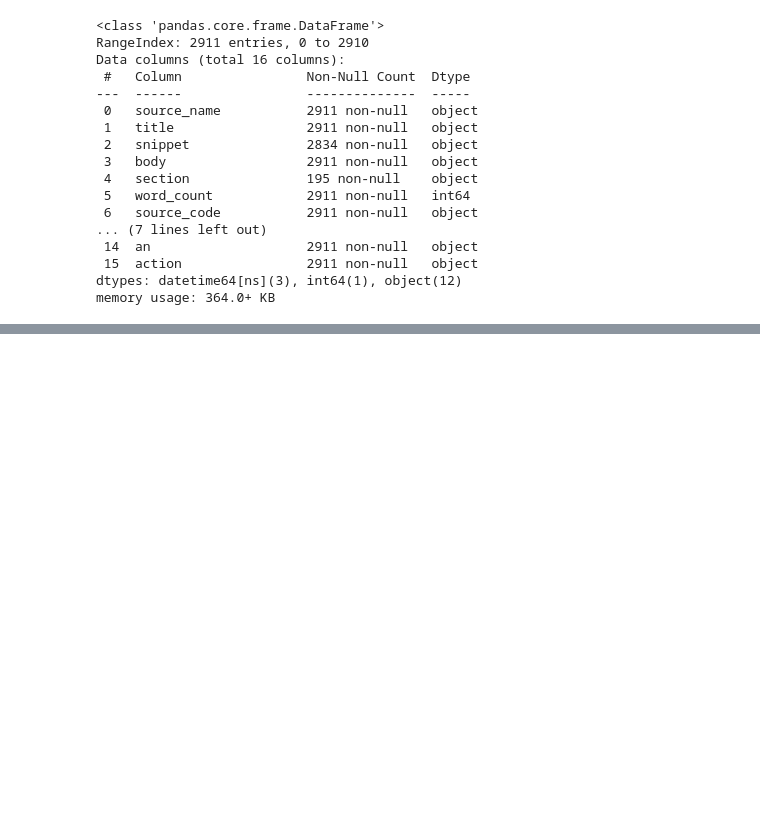
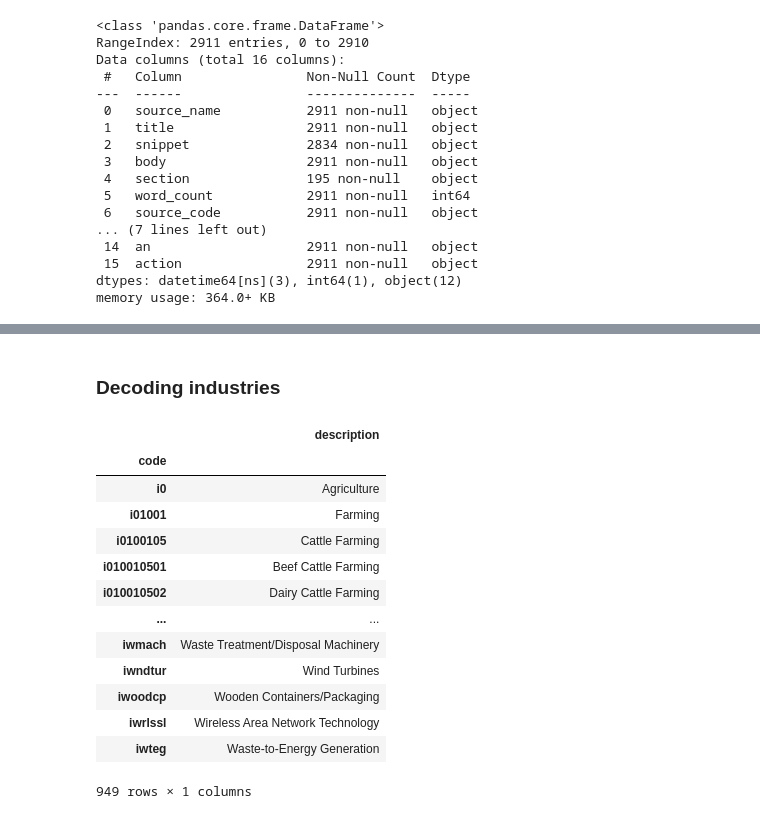
Before and after one commit to sssylvestr/carvaouts-poc, a Jupyter notebook: src/factiva/processing_articles.ipynb, the cells around one changed output, grey strips where cells are left out. Saved outputs shown, nothing was run; the diff lists cells and outputs as text; code cells hidden in the pictures; blank space fills up the shorter version.

```diff
--- a/src/factiva/processing_articles.ipynb
+++ b/src/factiva/processing_articles.ipynb
@@ -120,0 +151,21 @@ df
+# %% [markdown]
+### Decoding industries
+# %%
+industries_df = taxonomy.get_category_codes('industries')
+industries_mapping_dict = industries_df.description.to_dict()
+industries_df
+# %% [output]
+|  | description |
+| code |  |
+| i0 | Agriculture |
+| i01001 | Farming |
+| i0100105 | Cattle Farming |
+| i010010501 | Beef Cattle Farming |
+| i010010502 | Dairy Cattle Farming |
+| ... | ... |
+| iwmach | Waste Treatment/Disposal Machinery |
+| iwndtur | Wind Turbines |
+| iwoodcp | Wooden Containers/Packaging |
+| iwrlssl | Wireless Area Network Technology |
+| iwteg | Waste-to-Energy Generation |
+949 rows × 1 columns
```
Also changed, not shown: parts of 14 cells of this notebook.
